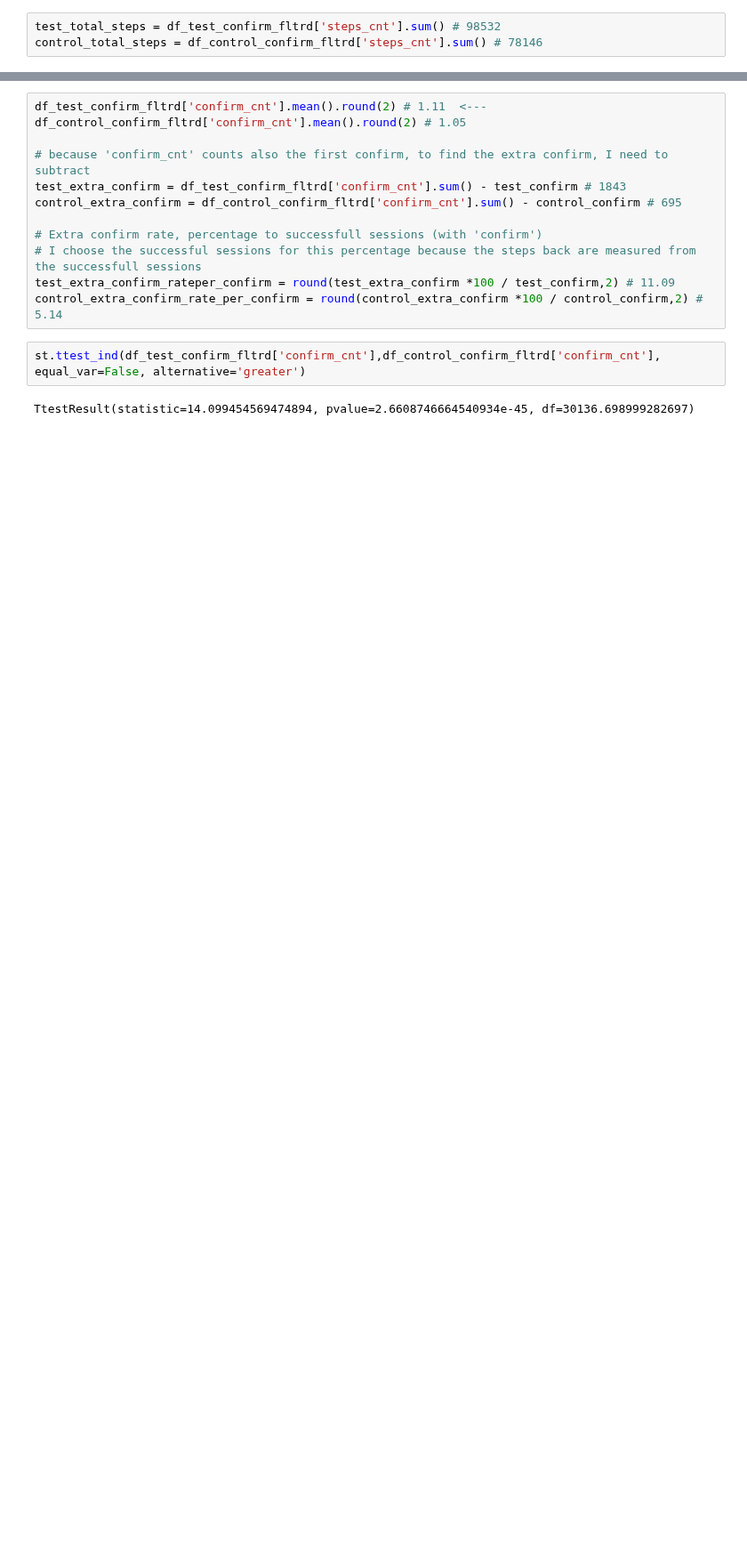
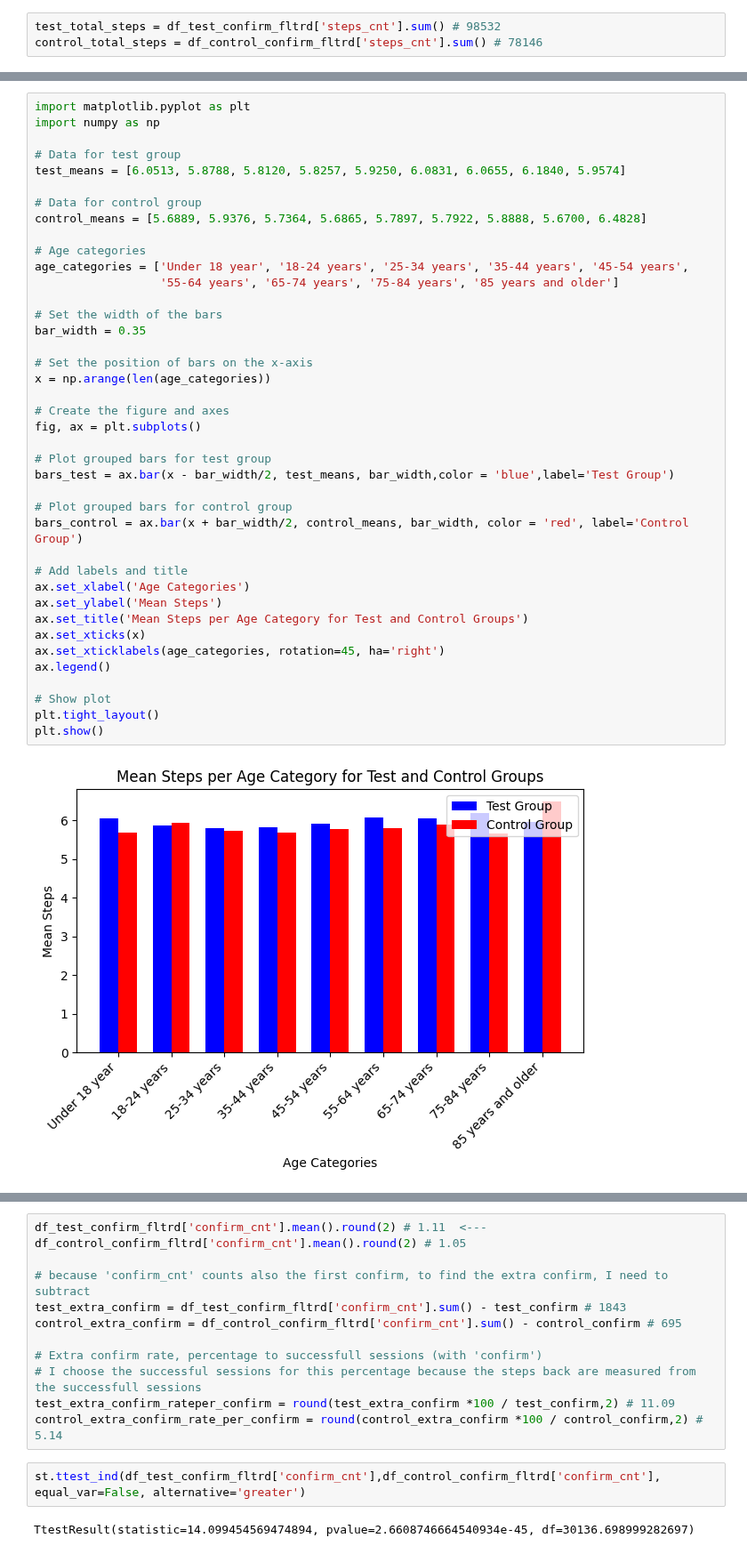
Before and after one commit to dimitsagk/AB_Testing_Analysis, a Jupyter notebook: notebooks/Project_2_02Cleaning+EDA.ipynb, the cells around one changed output, grey strips where cells are left out. Shown at 89% size. Cells and saved outputs as stored; diff of their text form; blank space fills up the shorter version.

```diff
--- a/notebooks/Project_2_02Cleaning+EDA.ipynb
+++ b/notebooks/Project_2_02Cleaning+EDA.ipynb
@@ -845,0 +991,42 @@ plt.show()
+# %%
+import matplotlib.pyplot as plt
+import numpy as np
+
+# Data for test group
+test_means = [6.0513, 5.8788, 5.8120, 5.8257, 5.9250, 6.0831, 6.0655, 6.1840, 5.9574]
+
+# Data for control group
+control_means = [5.6889, 5.9376, 5.7364, 5.6865, 5.7897, 5.7922, 5.8888, 5.6700, 6.4828]
+
+# Age categories
+age_categories = ['Under 18 year', '18-24 years', '25-34 years', '35-44 years', '45-54 years',
+                  '55-64 years', '65-74 years', '75-84 years', '85 years and older']
+
+# Set the width of the bars
+bar_width = 0.35
+
+# Set the position of bars on the x-axis
+x = np.arange(len(age_categories))
+
+# Create the figure and axes
+fig, ax = plt.subplots()
+
+# Plot grouped bars for test group
+bars_test = ax.bar(x - bar_width/2, test_means, bar_width,color = 'blue',label='Test Group')
+
+# Plot grouped bars for control group
+bars_control = ax.bar(x + bar_width/2, control_means, bar_width, color = 'red', label='Control Group')
+
+# Add labels and title
+ax.set_xlabel('Age Categories')
+ax.set_ylabel('Mean Steps')
+ax.set_title('Mean Steps per Age Category for Test and Control Groups')
+ax.set_xticks(x)
+ax.set_xticklabels(age_categories, rotation=45, ha='right')
+ax.legend()
+
+# Show plot
+plt.tight_layout()
+plt.show()
+# %% [output]
+[figure, added]
```
Also changed, not shown: parts of 70 cells of this notebook.
